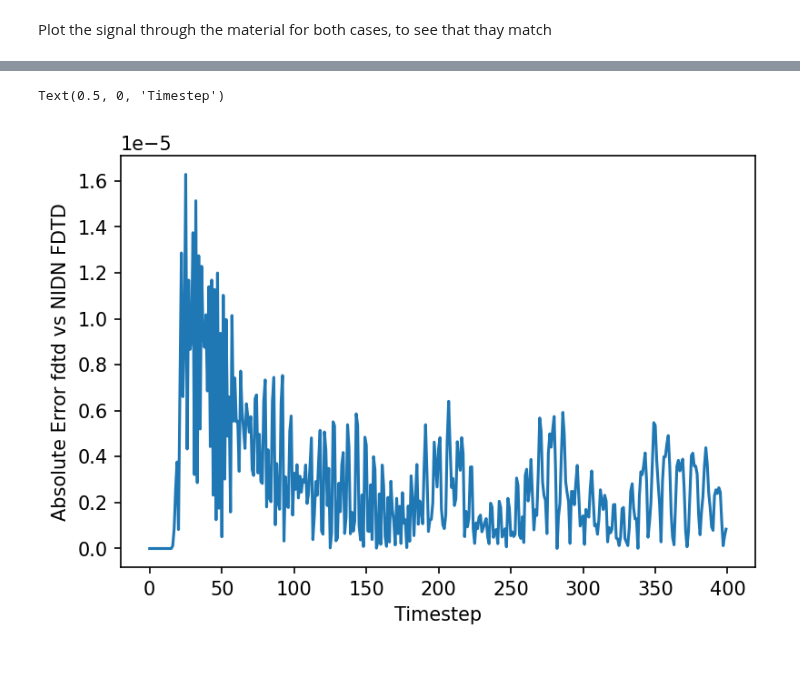
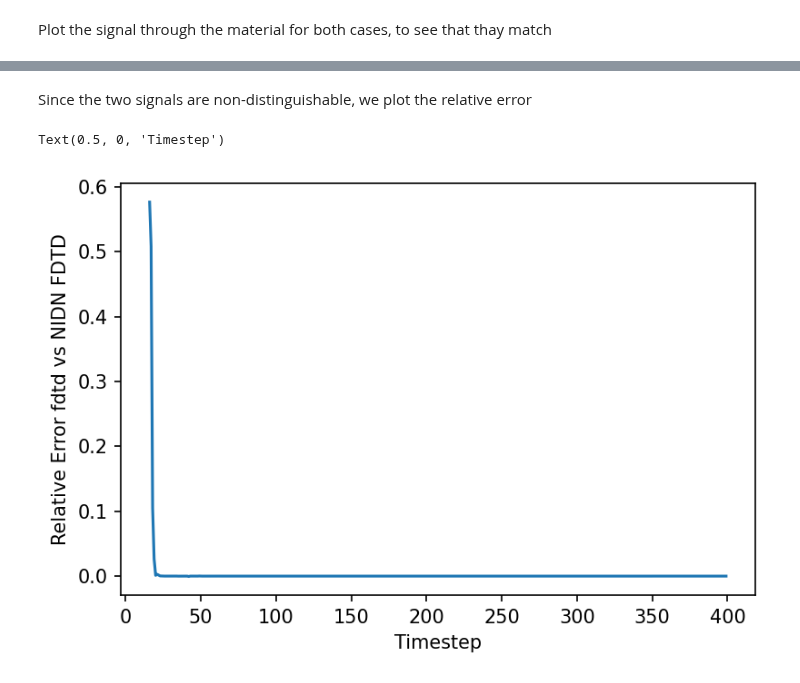
Before and after one commit to esa/NIDN, a Jupyter notebook: notebooks/Supplementary - Ground-truth Data Generation FDTD.ipynb, the cells around one changed output, grey strips where cells are left out. Saved outputs shown, nothing was run; the diff lists cells and outputs as text; code cells hidden in the pictures.

```diff
--- a/notebooks/Supplementary - Ground-truth Data Generation FDTD.ipynb
+++ b/notebooks/Supplementary - Ground-truth Data Generation FDTD.ipynb
@@ -219,8 +230,10 @@ Plot the signal through the material for both cases, to see that thay match
+# %% [markdown]
+Since the two signals are non-distinguishable, we plot the relative error
 # %%
 plt.figure(dpi=150)
-plt.plot(t,torch.abs(torch.tensor(raw_signal)-t_signal_material)/torch.max(torch.tensor(raw_signal)))
+plt.plot(t,(torch.abs(torch.tensor(raw_signal)-t_signal_material)/torch.tensor(raw_signal)))
 plt.ylabel("Relative Error fdtd vs NIDN FDTD")
 plt.xlabel("Timestep")
 # %% [output]
 Text(0.5, 0, 'Timestep')
-[figure, old version]
+[figure, new version]
```
Also changed, not shown: parts of 10 cells of this notebook.
